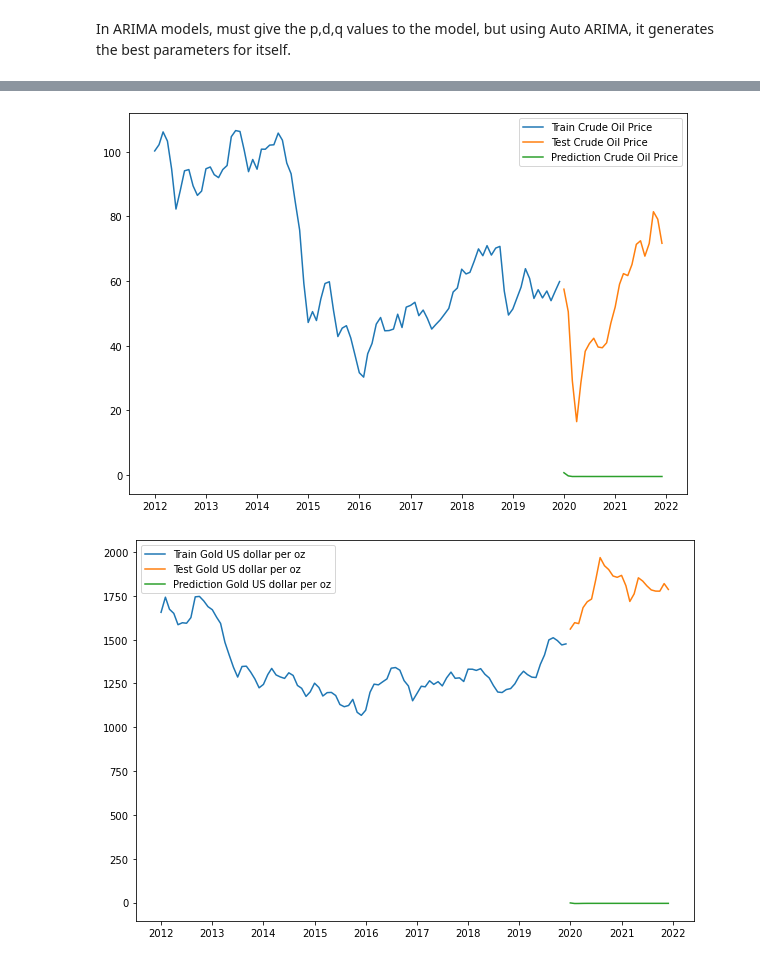
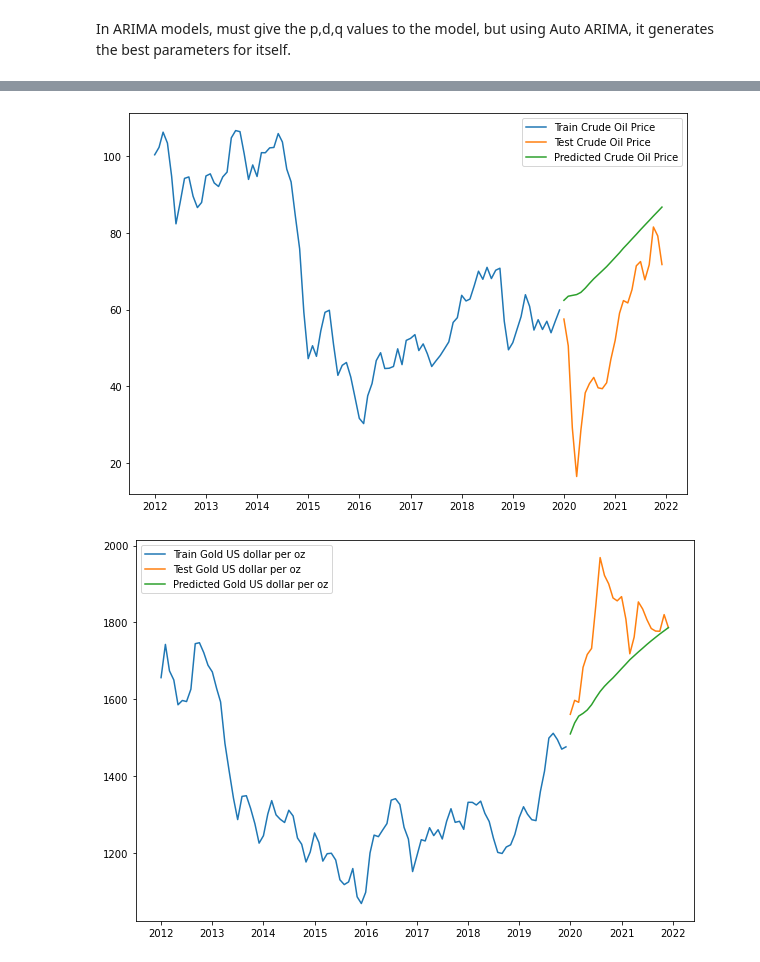
Before and after one commit to victor-thai/cpi_modeling, a Jupyter notebook: VARIMA_model_Victor.ipynb, the cells around one changed output, grey strips where cells are left out. Cells and saved outputs as stored; diff of their text form; code cells hidden in the pictures.

Commit message:
optimized varima model with gold and oil, need touchups

```diff
--- a/VARIMA_model_Victor.ipynb
+++ b/VARIMA_model_Victor.ipynb
@@ -334,5 +346,5 @@ from statsmodels.tsa.arima.model import ARIMA
 # %%
-df_results = pd.DataFrame(columns=['p', 'q','RMSE All items','RMSE Crude Oil Price','RMSE Gold US dollar per oz'])
+df_results_moni = pd.DataFrame(columns=['p', 'q','RMSE All items','RMSE Crude Oil Price','RMSE Gold US dollar per oz'])
 print('Grid Search Started')
 start = timer()
 for i in pq:
@@ -340,14 +352,13 @@ for i in pq:
         pass
     else:
         print(f' Running for {i}')
-        model = VARMAX(train_diff[['All items', 'Crude Oil Price', 'Gold US dollar per oz']], order=(i[0],i[2]))
-        model_fit = model.fit()
-        print(model_fit.summary())
-        result = model_fit.forecast(steps = 24)
-        all_items_rmse = sklearn.metrics.mean_squared_error(test['All items'], result['All items'])
-        oil_rmse = sklearn.metrics.mean_squared_error(test['Crude Oil Price'], result['Crude Oil Price'])
-        gold_rmse = sklearn.metrics.mean_squared_error(test['Gold US dollar per oz'], result['Gold US dollar per oz'])
-        df_results = df_results.append({'p': i[0], 'q': i[2], 'RMSE All items': all_items_rmse, 'RMSE Crude Oil Price':oil_rmse, 'RMSE Gold US dollar per oz': gold_rmse}, ignore_index=True)
+        model = VARMAX(train[['All items', 'Crude Oil Price', 'Gold US dollar per oz']], order=(i[0],i[2])).fit( disp=False)
+        result = model.forecast(steps = 24)
+        allitemsrmse = rmse(test['All items'], result['All items'])
+        crudeoilrmse = rmse(test['Crude Oil Price'], result['Crude Oil Price'])
+        goldrmse = rmse(test['Gold US dollar per oz'], result['Gold US dollar per oz'])
+        #results of the combined data
+        df_results_moni = df_results_moni.append({'p': i[0], 'q': i[2], 'RMSE All items':allitemsrmse,'RMSE Crude Oil Price':crudeoilrmse,'RMSE Gold US dollar per oz':goldrmse}, ignore_index=True)
 end = timer()
 print(f' Total time taken to complete grid search in seconds: {(end - start)}')
 # %% [output]
@@ -378,0 +369,20 @@ df_results
+# %%
+df_results_moni = pd.DataFrame(columns=['p', 'q','RMSE All items','RMSE Crude Oil Price','RMSE Gold US dollar per oz'])
+print('Grid Search Started')
+start = timer()
+for i in pq:
+    if i[0]== 0 and i[2] ==0:
+        pass
+    else:
+        print(f' Running for {i}')
+        model = VARMAX(train_diff[['All items', 'Crude Oil Price', 'Gold US dollar per oz']], order=(i[0],i[2])).fit( disp=False)
+        result = model.forecast(steps = 24)
+        inv_res = differencing_inv(train[['All items', 'Crude Oil Price', 'Gold US dollar per oz']] , result)
+        Allitemsrmse = np.sqrt(metrics.mean_squared_error(test['All items'], inv_res.Allitems_1st_inv_diff))
+        Crudeoilrmse = np.sqrt(metrics.mean_squared_error(test['Crude Oil Price'], inv_res.CrudeOilPrice_1st_inv_diff))
+        Goldrmse = np.sqrt(metrics.mean_squared_error(test['Gold US dollar per oz'], inv_res.GoldUSdollarperoz_1st_inv_diff))
+
+        #results of the combined data
+        df_results_moni = df_results_moni.append({'p': i[0], 'q': i[2], 'RMSE All items':Allitemsrmse,'RMSE Crude Oil Price':Crudeoilrmse,'RMSE Gold US dollar per oz':Goldrmse}, ignore_index=True)
+end = timer()
+print(f' Total time taken to complete grid search in seconds: {(end - start)}')
@@ -379,4 +400,3 @@ df_results
 # %%
-# p,q = (1,1) returns the smallest RMSE
-model = VARMAX(train_diff[['All items', 'Crude Oil Price', 'Gold US dollar per oz']], order=(1,1)).fit( disp=False)
+model = VARMAX(train[['All items', 'Crude Oil Price', 'Gold US dollar per oz']], order=(4,0)).fit( disp=False)
 result = model.forecast(steps = 24)
@@ -459,10 +423,12 @@ result
 # %%
+import matplotlib.pyplot as plt
+%matplotlib inline
 for i in ['All items', 'Crude Oil Price', 'Gold US dollar per oz']:
 
     plt.rcParams["figure.figsize"] = [10,7]
     plt.plot( train[str(i)], label='Train '+str(i))
     plt.plot(test[str(i)], label='Test '+str(i))
-    plt.plot(result[str(i)], label = 'Prediction ' + str(i))
+    plt.plot(result[str(i)], label='Predicted '+str(i))
     plt.legend(loc='best')
     plt.show()
 # %% [output]
@@ -470,2 +436,2 @@ for i in ['All items', 'Crude Oil Price', 'Gold US dollar per oz']:
-[figure, old version]
+[figure, new version]
-[figure, old version]
+[figure, new version]
```
Also changed, not shown: parts of 18 cells of this notebook, 1 other file.
